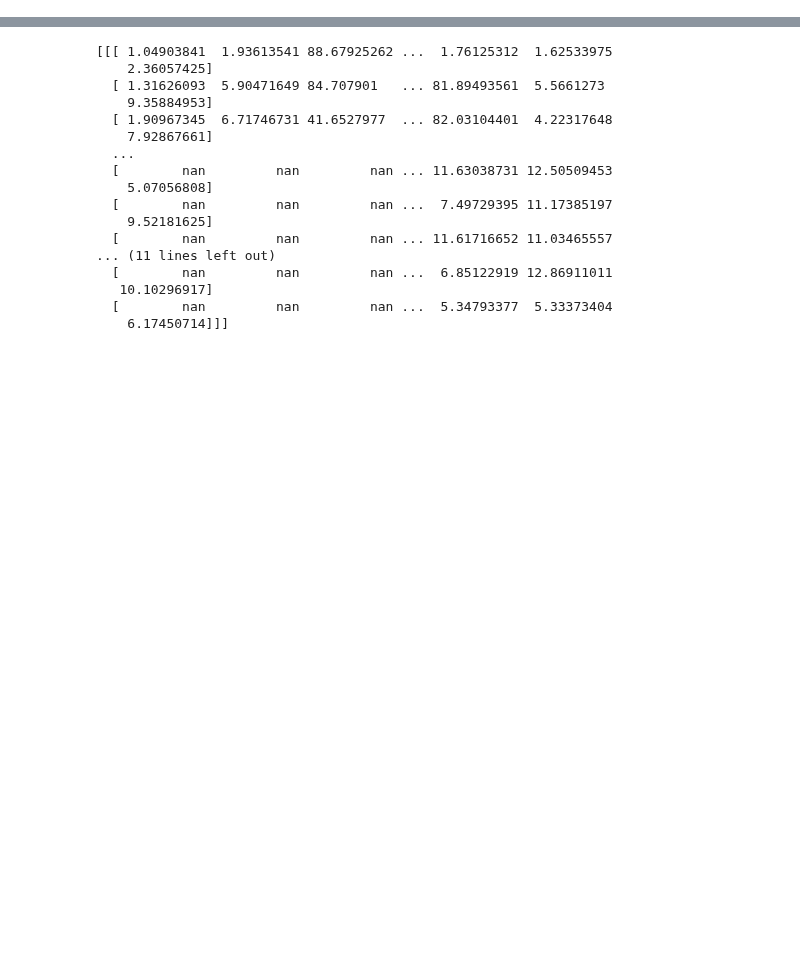
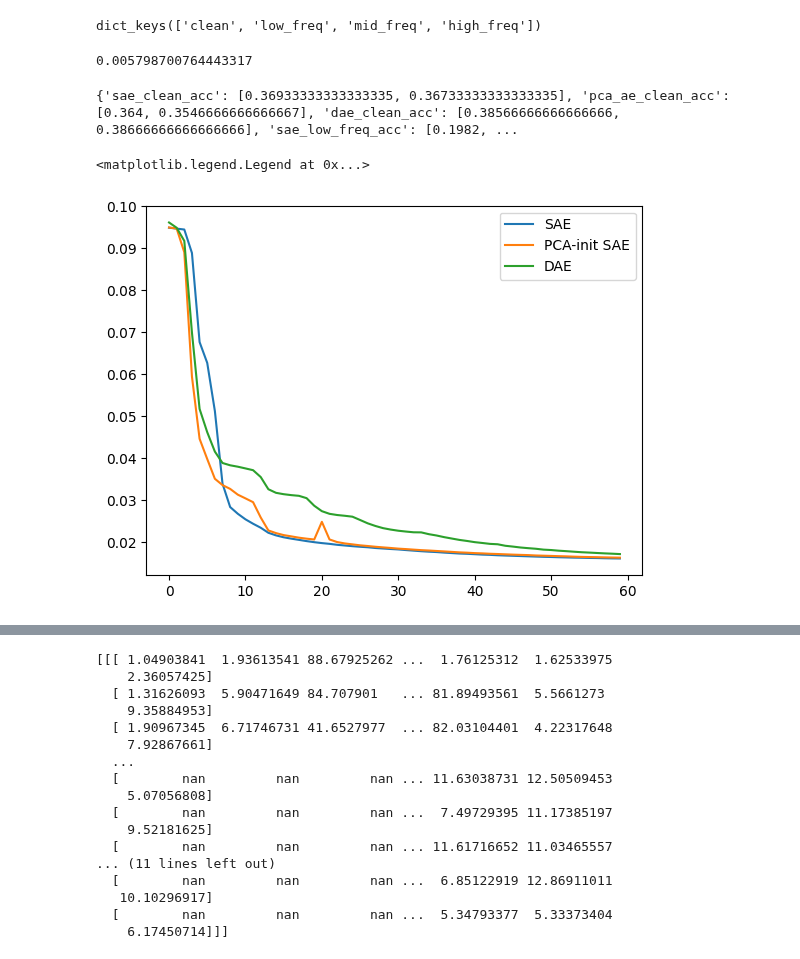
Before and after one commit to DiJam20/developing-autoencoders, a Jupyter notebook: sandbox.ipynb, the cells around one changed output, grey strips where cells are left out. Saved outputs shown, nothing was run; the diff lists cells and outputs as text; code cells hidden in the pictures; blank space fills up the shorter version.

```diff
--- a/sandbox.ipynb
+++ b/sandbox.ipynb
@@ -4,3 +4,30 @@ from scipy import stats
 from sys import getsizeof
 import matplotlib.pyplot as plt
 from model_utils import *
+# %%
+freq_dic = np.load('/home/david/Documents/UNI_LOCAL/developing-autoencoders/paper_results/cifar_frequency_classification_summary.npy', allow_pickle=True).item()
+print(freq_dic['sae'].keys())
+# %% [output]
+dict_keys(['clean', 'low_freq', 'mid_freq', 'high_freq'])
+# %%
+freq_dic['sae']['clean']['std']
+# %% [output]
+0.005798700764443317
+# %%
+print(np.load('/home/david/Documents/UNI_LOCAL/developing-autoencoders/paper_results/cifar_all_frequency_classification.npy', allow_pickle=True).item())
+# %% [output]
+{'sae_clean_acc': [0.36933333333333335, 0.36733333333333335], 'pca_ae_clean_acc': [0.364, 0.3546666666666667], 'dae_clean_acc': [0.38566666666666666, 0.38666666666666666], 'sae_low_freq_acc': [0.1982, ...
+# %%
+from validation_loss import get_train_loss_per_epoch, get_vali_loss_per_epoch
+
+sae_train_loss = np.mean(get_train_loss_per_epoch('sae', 'cifar'), axis=0)
+pca_init_sae_train_loss = np.mean(get_train_loss_per_epoch('pca-init-sae', 'cifar'), axis=0)
+dae_train_loss = np.mean(get_train_loss_per_epoch('dae', 'cifar'), axis=0)
+
+plt.plot(sae_train_loss)
+plt.plot(pca_init_sae_train_loss)
+plt.plot(dae_train_loss)
+plt.legend(['SAE', 'PCA-init SAE', 'DAE'])
+# %% [output]
+<matplotlib.legend.Legend at 0x...>
+[figure, added]
```
Also changed, not shown: parts of 1 cell of this notebook, 49 other files.
